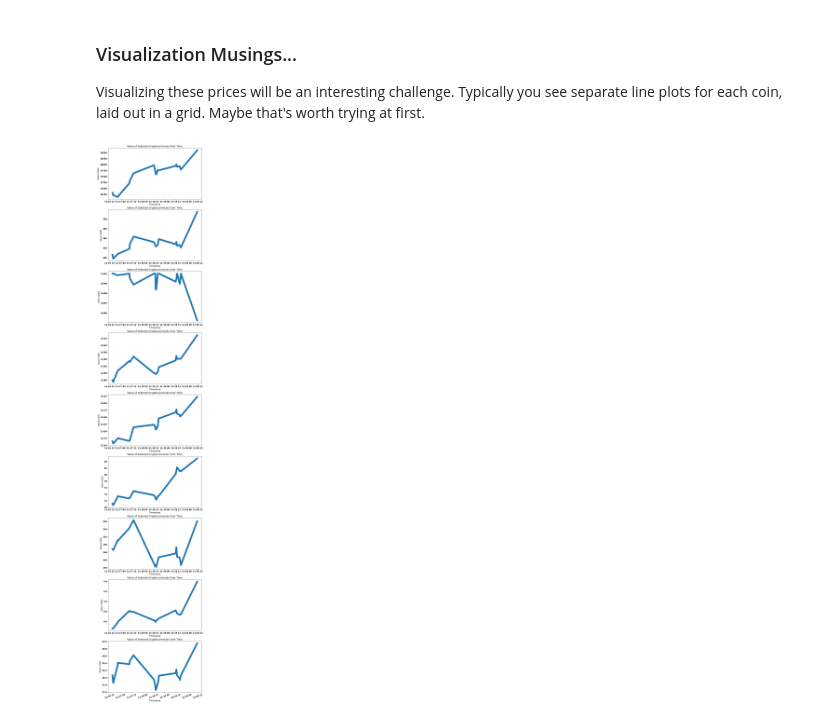
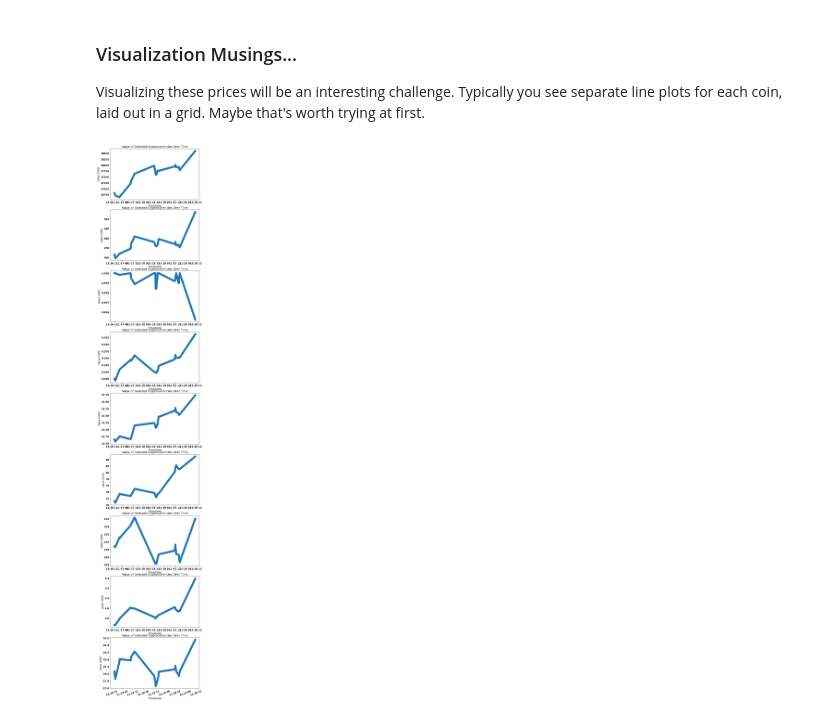
Before and after one commit to Jprebys/crypto_tracker, a Jupyter notebook: notebooks/01_data_analysis.ipynb, the cells around one changed output. Saved outputs shown, nothing was run; the diff lists cells and outputs as text; code cells hidden in the pictures.

```diff
--- a/notebooks/01_data_analysis.ipynb
+++ b/notebooks/01_data_analysis.ipynb
@@ -103,13 +103,13 @@ font = {'weight' : 'bold',
 
 plt.rc('font', **font)
 # %%
-fig, ax = plt.subplots(9, figsize=(10, 60))
+fig, ax = plt.subplots(9, figsize=(8, 50))
 
 for i in range(9):
     ax[i].set_xlabel('Timestamp')
     plt.xticks(rotation=20)
     ax[i].set_ylabel('Value (USD)')
     ax[i].set_title('Value of Selected Cryptocurrencies Over Time')
     ax[i].plot(df.iloc[:,i], linewidth=10);
 # %% [output]
-[figure, old version]
+[figure, new version]
```
Also changed, not shown: 2 other files.
